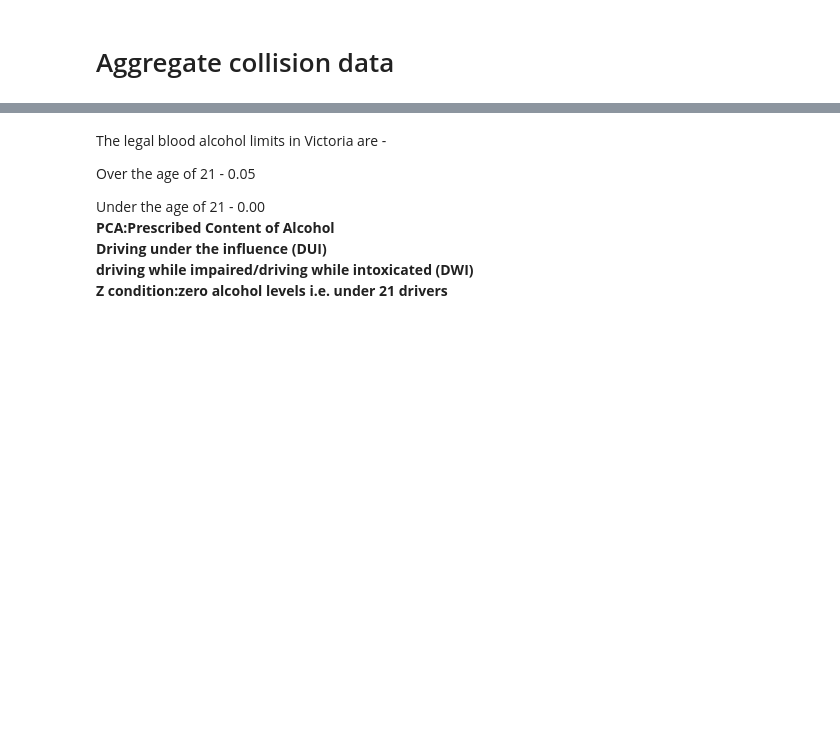
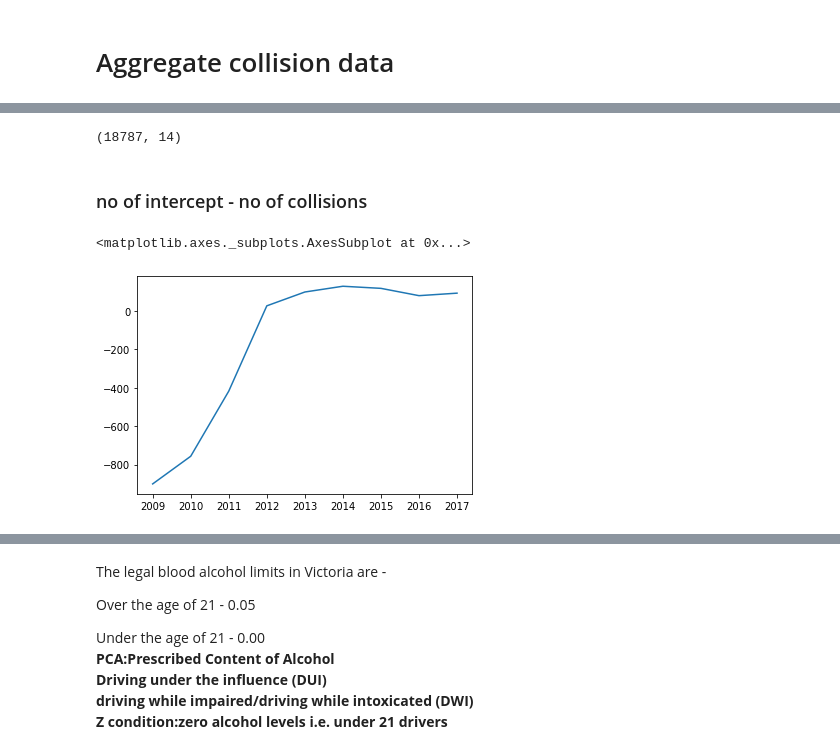
Before and after one commit to nizamphoenix/DrinkDrivingTrends, a Jupyter notebook: v2.0.ipynb, the cells around one changed output, grey strips where cells are left out. Saved outputs shown, nothing was run; the diff lists cells and outputs as text; code cells hidden in the pictures; blank space fills up the shorter version.

```diff
--- a/v2.0.ipynb
+++ b/v2.0.ipynb
@@ -364,0 +353,3 @@ data shape AFTER filtering years: (198249, 14)
+# %%
+aggre_df.drop(columns=['collision_lga_name', 'person_postcode','count_of_persons'],axis=1,inplace=True)
+print("shape after dropping unwanted columns:",aggre_df.shape)
@@ -427,0 +447,9 @@ ebt_df_alcohol=ebt_df[(ebt_df['offence type'] == "'Z' Condition (0.00)")|(ebt_df
+# %%
+# ebt_df.drop(ebt_df[ebt_df['person bac level group']=='.'].index,inplace=True)
+# ebt_df.drop(ebt_df[ebt_df['person bac level group']=='0-.02    '].index,inplace=True)
+
+ebt_df.drop(ebt_df[ebt_df['person age group']=='Unknown'].index,inplace=True)
+ebt_df.drop(ebt_df[ebt_df['person age group']=='-1'].index,inplace=True)
+
+ebt_df.drop(ebt_df[(ebt_df['person gender']!='M') & (ebt_df['person gender']!='F')].index,inplace=True)
+print("shape after filtering BAC:",ebt_df.shape)
@@ -427,0 +477,4 @@ ebt_df_alcohol=ebt_df[(ebt_df['offence type'] == "'Z' Condition (0.00)")|(ebt_df
+# %%
+ebt_df.drop(columns=['full beer', 'light beer', 'wine', 'spirits', 'cider', 'fortified wine',
+       'other alcohol', 'alcohol type unknown','person bac level group','intercept postcode','person address post code','no of persons','place of last drink','licenced premises suburb','licenced premises postcode','intercept lga', 'LGA Description','offence type'],axis=1,inplace=True)
+print("shape after dropping unwanted columns:",ebt_df.shape)
@@ -427,0 +485,11 @@ ebt_df_alcohol=ebt_df[(ebt_df['offence type'] == "'Z' Condition (0.00)")|(ebt_df
+# %%
+ebt_df_2008 = ebt_df[ebt_df['intercept year']==2008]
+ebt_df_2009 = ebt_df[ebt_df['intercept year']==2009]
+ebt_df_2010 = ebt_df[ebt_df['intercept year']==2010]
+ebt_df_2011 = ebt_df[ebt_df['intercept year']==2011]
+ebt_df_2012 = ebt_df[ebt_df['intercept year']==2012]
+ebt_df_2013 = ebt_df[ebt_df['intercept year']==2013]
+ebt_df_2014 = ebt_df[ebt_df['intercept year']==2014]
+ebt_df_2015 = ebt_df[ebt_df['intercept year']==2015]
+ebt_df_2016 = ebt_df[ebt_df['intercept year']==2016]
+ebt_df_2017 = ebt_df[ebt_df['intercept year']==2017]
@@ -427,0 +543,22 @@ ebt_df_alcohol=ebt_df[(ebt_df['offence type'] == "'Z' Condition (0.00)")|(ebt_df
+# %%
+ebt_df_2009.shape
+# %% [output]
+(18787, 14)
+# %% [markdown]
+### no of intercept - no of collisions
+# %%
+diff = []
+years = [2009,2010,2011,2012,2013,2014,2015,2016,2017]
+diff.append(sum(ebt_df_2009.collision==1)-len(aggre_2009))
+diff.append(sum(ebt_df_2010.collision==1)-len(aggre_2010))
+diff.append(sum(ebt_df_2011.collision==1)-len(aggre_2011))
+diff.append(sum(ebt_df_2012.collision==1)-len(aggre_2012))
+diff.append(sum(ebt_df_2013.collision==1)-len(aggre_2013))
+diff.append(sum(ebt_df_2014.collision==1)-len(aggre_2014))
+diff.append(sum(ebt_df_2015.collision==1)-len(aggre_2015))
+diff.append(sum(ebt_df_2016.collision==1)-len(aggre_2016))
+diff.append(sum(ebt_df_2017.collision==1)-len(aggre_2017))
+sns.lineplot(x=years,y=diff)
+# %% [output]
+<matplotlib.axes._subplots.AxesSubplot at 0x...>
+[figure, added]
```
Also changed, not shown: parts of 77 cells of this notebook.
